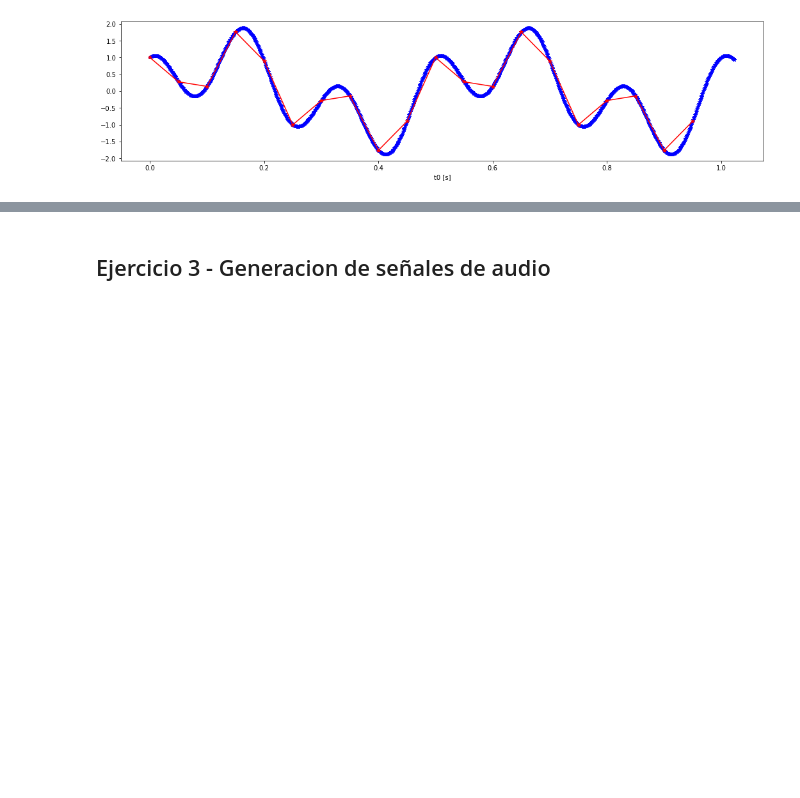
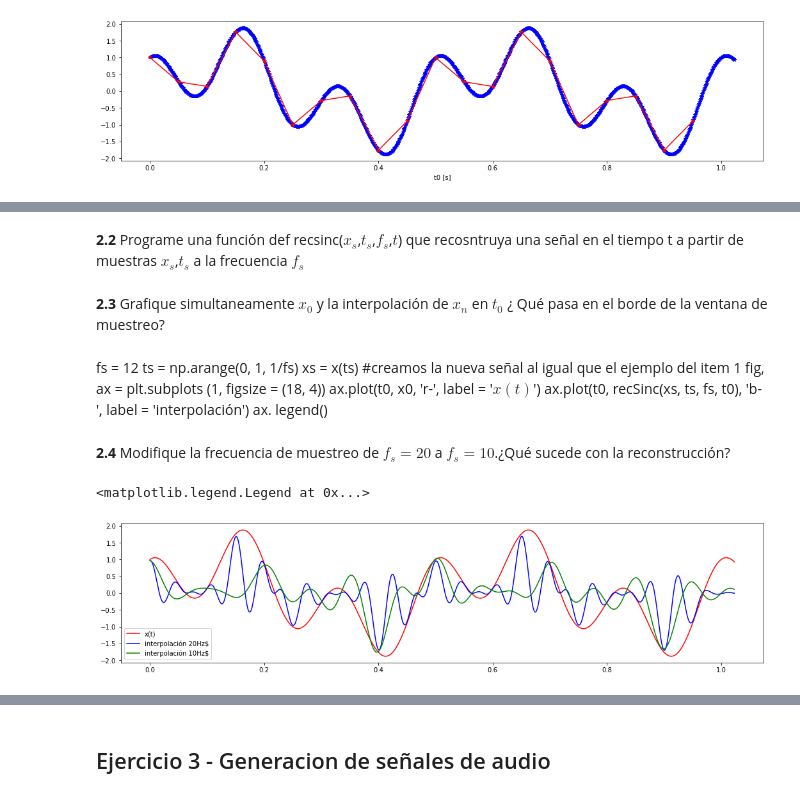
Before and after one commit to electronmaxi/Project-FMPS2, a Jupyter notebook: FMPS2.ipynb, the cells around one changed output, grey strips where cells are left out. Cells and saved outputs as stored; diff of their text form; code cells hidden in the pictures; blank space fills up the shorter version.

```diff
--- a/FMPS2.ipynb
+++ b/FMPS2.ipynb
@@ -86,0 +107,36 @@ Text(0.5, 0, 't0 [s]')
+# %% [markdown]
+**2.2** Programe una función def recsinc($x_{s}$,$t_{s}$,$f_{s}$,$t$) que recosntruya una señal en el tiempo t a partir de muestras $x_{s}$,$t_{s}$ a la frecuencia $f_{s}$
+# %%
+def recSinc(xs, ts, fs, t):
+    rec = [] #lista vacia
+    for i in t:
+        np.array(rec.append(np.sum(xs*np.sinc(np.pi*fs*(i - ts)))))#tomando el seno cardinal para reconstruir
+    return rec
+# %% [markdown]
+**2.3** Grafique simultaneamente $x_{0}$ y la interpolación de $x_{n}$ en $t_{0}$ ¿ Qué pasa en el borde de la ventana de muestreo?
+# %% [markdown]
+fs = 12
+ts = np.arange(0, 1, 1/fs)
+xs = x(ts)
+#creamos la nueva señal al igual que el ejemplo del item 1
+fig, ax = plt.subplots (1, figsize = (18, 4))
+ax.plot(t0, x0, 'r-', label = '$x(t)$')
+ax.plot(t0, recSinc(xs, ts, fs, t0), 'b-', label = 'interpolación')
+ax. legend()
+# %% [markdown]
+**2.4** Modifique la frecuencia de muestreo de $f_{s}=20$ a $f_{s}=10$.¿Qué sucede con la reconstrucción?
+# %%
+f20 = 20
+t20 = np.arange(0, 1, 1/f20)
+x20 = x(t20)
+f10 = 10
+t10 = np.arange(0, 1, 1/f10)
+x10 = x(t10)
+fig, ax = plt. subplots (1, figsize = (18, 4))
+ax.plot(t0, x0, 'r-', label = 'x(t)')
+ax.plot(t0, recSinc(x20, t20, f20, t0), 'b-', label = 'interpolación 20Hz$')
+ax.plot(t0, recSinc(x10, t10, f10, t0), 'g-', label = 'interpolación 10Hz$')
+ax.legend()
+# %% [output]
+<matplotlib.legend.Legend at 0x...>
+[figure, added]
```
Also changed, not shown: parts of 14 cells of this notebook, 3 other files.
